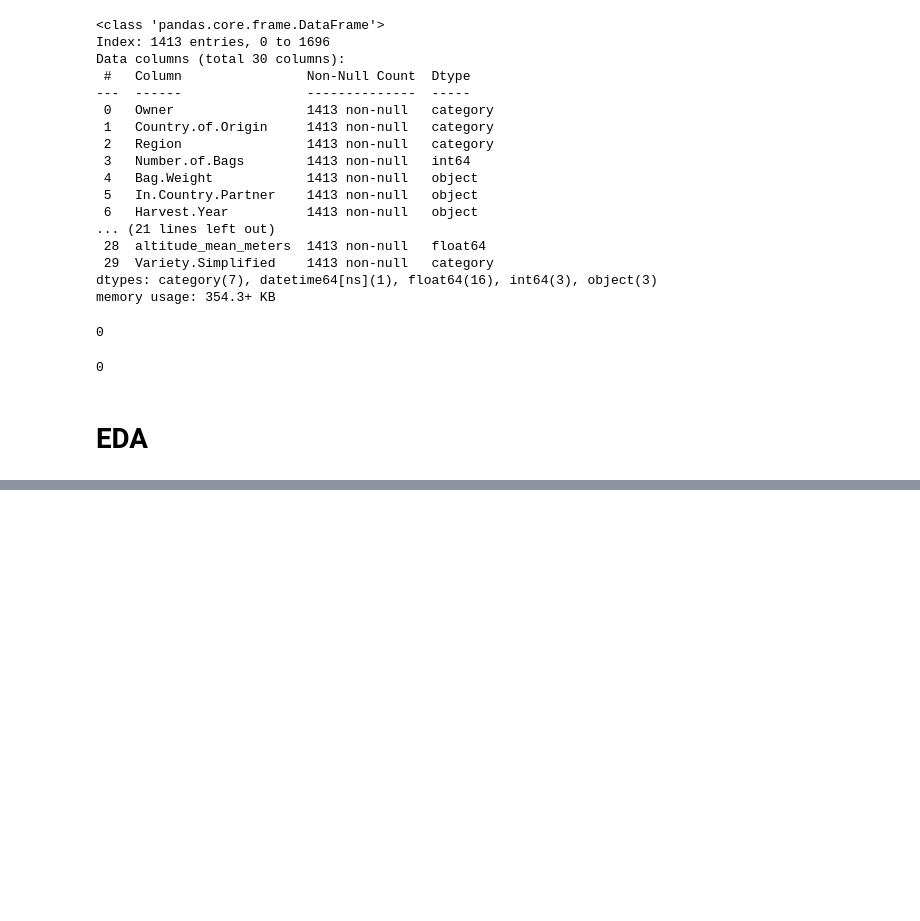
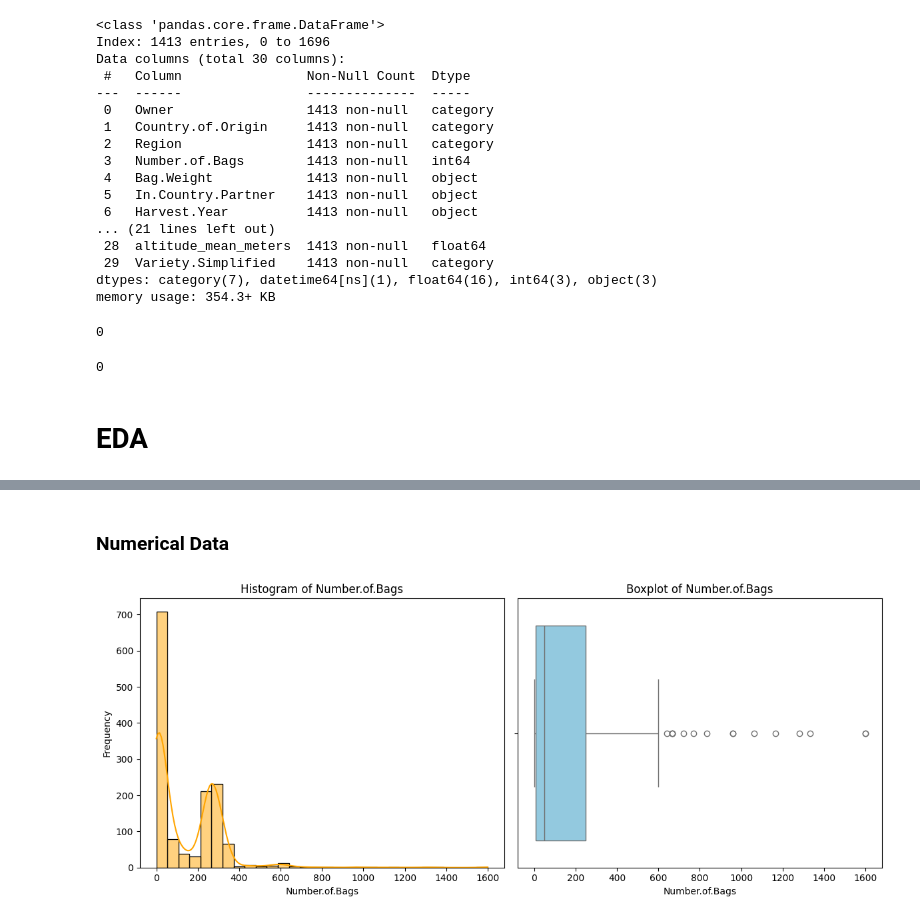
Before and after one commit to SonalJayasinghe/brewlytics, a Jupyter notebook: src/coffee filter/coffee_filter.ipynb, the cells around one changed output, grey strips where cells are left out. Saved outputs shown, nothing was run; the diff lists cells and outputs as text; code cells hidden in the pictures; blank space fills up the shorter version.

Commit message:
1. final model data created 2. EDA and processing completed

```diff
--- a/src/coffee filter/coffee_filter.ipynb
+++ b/src/coffee filter/coffee_filter.ipynb
@@ -1329,0 +1262,2 @@ display(dtypes_df)
+# %%
+df = pd.read_csv('/data/preprocessed_data.csv')
@@ -1329,0 +1275,9 @@ display(dtypes_df)
+# %%
+categorical_cols = [
+    'Owner', 'Country.of.Origin', 'Region', 'Quakers',
+    'Variety', 'Processing.Method', 'Color',
+    'Variety.Simplified', 'Harvest.Year'
+]
+
+for col in categorical_cols:
+    df[col] = df[col].astype('category')
@@ -1329,0 +1311,19 @@ display(dtypes_df)
+# %%
+def draw_histogram_and_boxplot(df, col):
+    fig, axes = plt.subplots(nrows=1, ncols=2, figsize=(12, 5))
+    axes = axes.flatten()
+
+    # Histogram
+    sns.histplot(df[col], bins=30, kde=True, ax=axes[0], color='orange', edgecolor='black')
+    axes[0].set_title(f"Histogram of {col}")
+    axes[0].set_xlabel(col)
+    axes[0].set_ylabel("Frequency")
+
+    # Boxplot
+    sns.boxplot(x=df[col], ax=axes[1], color="skyblue", showfliers=True)
+    axes[1].set_title(f"Boxplot of {col}")
+    axes[1].set_xlabel(col)
+
+    plt.tight_layout()
+    plt.show()
+plt.figure(figsize=(14, 5))
@@ -1329,0 +1380,7 @@ display(dtypes_df)
+# %% [markdown]
+### Numerical Data
+# %%
+# Number of Bags
+draw_histogram_and_boxplot(df, 'Number.of.Bags')
+# %% [output]
+[figure, added]
```
Also changed, not shown: parts of 106 cells of this notebook, 1 other file.
